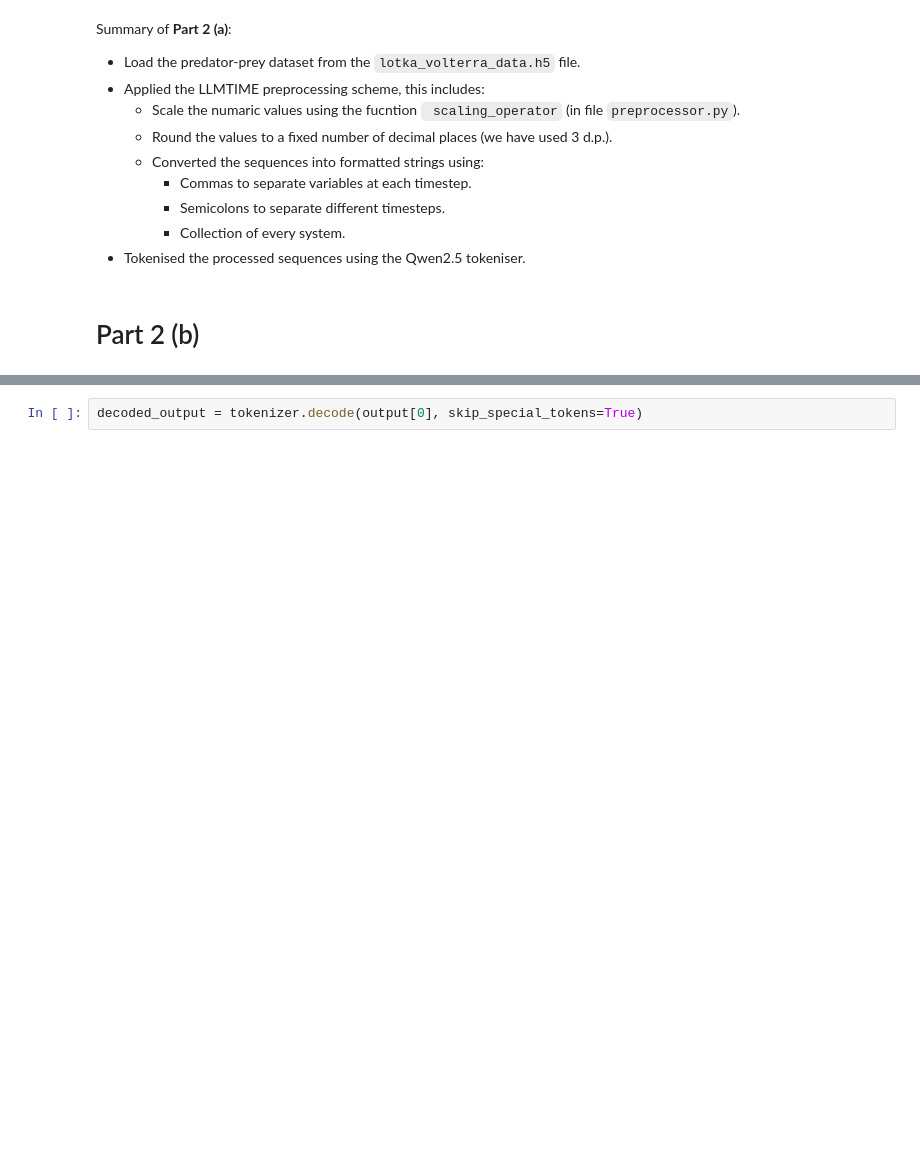
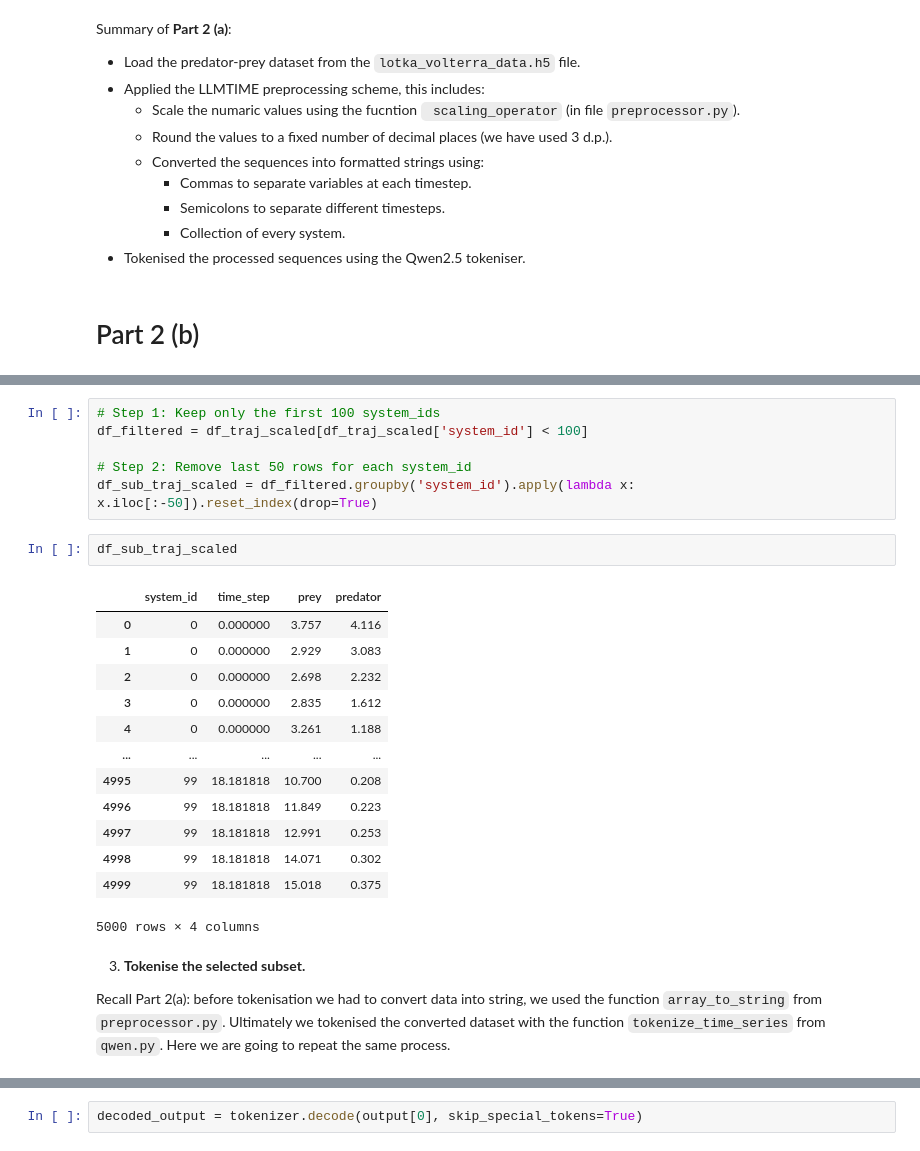
Before and after one commit to MatteoMancini01/M2_Cw, a Jupyter notebook: notebook.ipynb, the cells around one changed output, grey strips where cells are left out. Cells and saved outputs as stored; diff of their text form; blank space fills up the shorter version.

Commit message:
working on part 2b

```diff
--- a/notebook.ipynb
+++ b/notebook.ipynb
@@ -404,0 +425,26 @@ print(tokenizer.decode(output[0], skip_special_tokens=True)) # Decoding output
+# %%
+# Step 1: Keep only the first 100 system_ids
+df_filtered = df_traj_scaled[df_traj_scaled['system_id'] < 100]
+
+# Step 2: Remove last 50 rows for each system_id
+df_sub_traj_scaled = df_filtered.groupby('system_id').apply(lambda x: x.iloc[:-50]).reset_index(drop=True)
+# %%
+df_sub_traj_scaled
+# %% [output]
+|  | system_id | time_step | prey | predator |
+| 0 | 0 | 0.000000 | 3.757 | 4.116 |
+| 1 | 0 | 0.000000 | 2.929 | 3.083 |
+| 2 | 0 | 0.000000 | 2.698 | 2.232 |
+| 3 | 0 | 0.000000 | 2.835 | 1.612 |
+| 4 | 0 | 0.000000 | 3.261 | 1.188 |
+| ... | ... | ... | ... | ... |
+| 4995 | 99 | 18.181818 | 10.700 | 0.208 |
+| 4996 | 99 | 18.181818 | 11.849 | 0.223 |
+| 4997 | 99 | 18.181818 | 12.991 | 0.253 |
+| 4998 | 99 | 18.181818 | 14.071 | 0.302 |
+| 4999 | 99 | 18.181818 | 15.018 | 0.375 |
+5000 rows × 4 columns
+# %% [markdown]
+3. <b>Tokenise the selected subset.</b>
+
+Recall Part 2(a): before tokenisation we had to convert data into string, we used the function `array_to_string` from `preprocessor.py`. Ultimately we tokenised the converted dataset with the function `tokenize_time_series` from `qwen.py`. Here we are going to repeat the same process.
```
Also changed, not shown: parts of 35 cells of this notebook, 1 other file.
